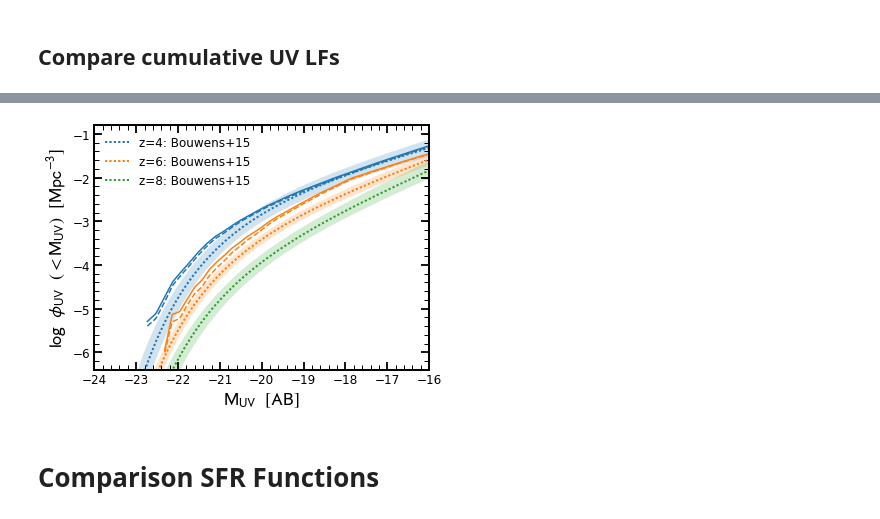
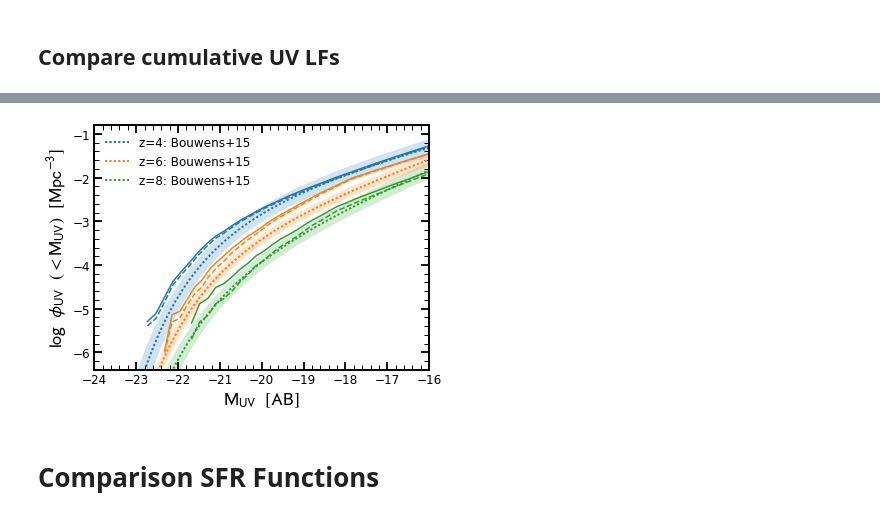
Before and after one commit to stacchella/halo_model, a Jupyter notebook: scripts/Comparison_UV_Observables.ipynb, the cells around one changed output, grey strips where cells are left out. Drawn from its saved outputs; the diff is of its cells as text; code cells hidden in the pictures.

```diff
--- a/scripts/Comparison_UV_Observables.ipynb
+++ b/scripts/Comparison_UV_Observables.ipynb
@@ -43,7 +43,7 @@ scp stacchella@odyssey.rc.fas.harvard.edu://n/eisenstein_lab/Users/stacchella/ha
 # %%
 # define functions
 
-def compute_LF(SP_file_name, volume_box, cumulative=False, add_dust=False, redshift_in=None, completeness_correction=False, completeness_correction_type='parameterized'):
+def compute_LF(SP_file_name, volume_box, bin_size=0.25, cumulative=False, add_dust=False, redshift_in=None, completeness_correction=False, completeness_correction_type='parameterized'):
     '''
     input:
       SP_file_name:    hdf5 filename that contains luminosities
@@ -57,7 +57,7 @@ def compute_LF(SP_file_name, volume_box, cumulative=False, add_dust=False, redsh
     mag_list = -48.6-2.5*np.log10(cat_SP['luminosities/luminosity_0'][:, 2]/(4*np.pi*(3.086e+19)**2))
     idx_good = np.isfinite(mag_list)
     mag_list = mag_list[idx_good]
-    mag_bins = np.arange(np.max([-25.0, np.min(mag_list)]), np.min([-12.5, np.max(mag_list)]), 0.25)
+    mag_bins = np.arange(np.max([-25.0, np.min(mag_list)]), np.min([-12.5, np.max(mag_list)]), bin_size)
     mag_bins_center = mag_bins[:-1] + 0.5*np.diff(mag_bins)
     if completeness_correction:
         if (completeness_correction_type=='numerical'):
@@ -285,6 +285,7 @@ plt.show()
 # %%
 redshift_plot = ['4', '6', '8', '10']
 color_plot = ['C0', 'C1', 'C2', 'C3']
+mag_bin_size = [0.3, 0.5, 0.6, 0.8]
 label_plot = ['z=4: Bouwens+15', 'z=6: Bouwens+15', 'z=8: Bouwens+15', 'z=10: Oesch+18']
 
 
@@ -295,13 +296,13 @@ for ii in range(len(redshift_plot)):
     plot_datapoints_observations(ax, LF_obs_dict, redshift_plot[ii], color_plot[ii], label_plot[ii])
 
 
-for ii in range(len(redshift_plot))[0:2]:
-    mag_bins_center, LF = compute_LF(path_SP_cat + 'SFH_z' + redshift_plot[ii] + '_constant_with_L.hdf5', volume_box, cumulative=False, add_dust=True, redshift_in=float(redshift_plot[ii]), completeness_correction=True, completeness_correction_type='numerical')
+for ii in range(len(redshift_plot)):
+    mag_bins_center, LF = compute_LF(path_SP_cat + 'SFH_z' + redshift_plot[ii] + '_constant_with_L.hdf5', volume_box, bin_size=mag_bin_size[ii], cumulative=False, add_dust=True, redshift_in=float(redshift_plot[ii]), completeness_correction=True, completeness_correction_type='parameterized')
     ax.plot(mag_bins_center, np.log10(LF), '-', color=color_plot[ii])
 
 
-for ii in range(len(redshift_plot))[0:2]:
-    mag_bins_center, LF = compute_LF(path_SP_cat + 'SFH_z' + redshift_plot[ii] + '_constant_with_L.hdf5', volume_box, cumulative=False, add_dust=True, redshift_in=float(redshift_plot[ii]), completeness_correction=False)
+for ii in range(len(redshift_plot)):
+    mag_bins_center, LF = compute_LF(path_SP_cat + 'SFH_z' + redshift_plot[ii] + '_constant_with_L.hdf5', volume_box, bin_size=mag_bin_size[ii], cumulative=False, add_dust=True, redshift_in=float(redshift_plot[ii]), completeness_correction=False)
     ax.plot(mag_bins_center, np.log10(LF), '--', color=color_plot[ii])
 
 
@@ -312,6 +313,6 @@ ax.set_xlim([-24, -16])
 ax.set_ylim([-6.4, -0.8])
 
 plt.legend(frameon=False, fontsize=12)
-plt.savefig(path_figures + 'UV_LF_test_2.pdf', bbox_inches='tight')
+plt.savefig(path_figures + 'UV_LF_comparison.pdf', bbox_inches='tight')
 plt.show()
 # %% [output]
@@ -322,9 +323,9 @@ plt.show()
 # get observed, cumulative UV LF from Bouwens et al 2015
 
 list_mag_in = np.linspace(-30.0, -15.0, num=1000)
-list_mag_z4, UVLF_z4_median, UVLF_z4_P16, UVLF_z4_P84 = UV_LF_Bouwens15(list_mag_in, 3.8, num_of_draws=1000, cumulative=True, do_dust_corr=False)
-list_mag_z6, UVLF_z6_median, UVLF_z6_P16, UVLF_z6_P84 = UV_LF_Bouwens15(list_mag_in, 6.0, num_of_draws=1000, cumulative=True, do_dust_corr=False)
-list_mag_z8, UVLF_z8_median, UVLF_z8_P16, UVLF_z8_P84 = UV_LF_Bouwens15(list_mag_in, 8.0, num_of_draws=1000, cumulative=True, do_dust_corr=False)
+list_mag_z4_cum, UVLF_z4_cum_median, UVLF_z4_cum_P16, UVLF_z4_cum_P84 = UV_LF_Bouwens15(list_mag_in, 3.8, num_of_draws=1000, cumulative=True, do_dust_corr=False)
+list_mag_z6_cum, UVLF_z6_cum_median, UVLF_z6_cum_P16, UVLF_z6_cum_P84 = UV_LF_Bouwens15(list_mag_in, 6.0, num_of_draws=1000, cumulative=True, do_dust_corr=False)
+list_mag_z8_cum, UVLF_z8_cum_median, UVLF_z8_cum_P16, UVLF_z8_cum_P84 = UV_LF_Bouwens15(list_mag_in, 8.0, num_of_draws=1000, cumulative=True, do_dust_corr=False)
 # %% [output]
 ---------------------
 redshift =  3.8
@@ -344,37 +345,37 @@ alpha =  -2.07
 # %%
 redshift_plot = ['4', '6', '8', '10']
 color_plot = ['C0', 'C1', 'C2', 'C3']
 label_plot = ['z=4: Bouwens+15', 'z=6: Bouwens+15', 'z=8: Bouwens+15', 'z=10: Oesch+18']
 
 
 fig, ax = plt.subplots(nrows=1, ncols=1, figsize=(6, 4.5))
 
-ax.plot(list_mag_z4, np.log10(UVLF_z4_median), ':', color=color_plot[0], lw=2, label=label_plot[0])
-ax.fill_between(list_mag_z4, np.log10(UVLF_z4_P16), np.log10(UVLF_z4_P84), color=color_plot[0], lw=0.0, alpha=0.2)
-ax.plot(list_mag_z6, np.log10(UVLF_z6_median), ':', color=color_plot[1], lw=2, label=label_plot[1])
-ax.fill_between(list_mag_z6, np.log10(UVLF_z6_P16), np.log10(UVLF_z6_P84), color=color_plot[1], lw=0.0, alpha=0.2)
-ax.plot(list_mag_z8, np.log10(UVLF_z8_median), ':', color=color_plot[2], lw=2, label=label_plot[2])
-ax.fill_between(list_mag_z8, np.log10(UVLF_z8_P16), np.log10(UVLF_z8_P84), color=color_plot[2], lw=0.0, alpha=0.2)
+ax.plot(list_mag_z4_cum, np.log10(UVLF_z4_cum_median), ':', color=color_plot[0], lw=2, label=label_plot[0])
+ax.fill_between(list_mag_z4, np.log10(UVLF_z4_cum_P16), np.log10(UVLF_z4_cum_P84), color=color_plot[0], lw=0.0, alpha=0.2)
+ax.plot(list_mag_z6_cum, np.log10(UVLF_z6_cum_median), ':', color=color_plot[1], lw=2, label=label_plot[1])
+ax.fill_between(list_mag_z6, np.log10(UVLF_z6_cum_P16), np.log10(UVLF_z6_cum_P84), color=color_plot[1], lw=0.0, alpha=0.2)
+ax.plot(list_mag_z8_cum, np.log10(UVLF_z8_cum_median), ':', color=color_plot[2], lw=2, label=label_plot[2])
+ax.fill_between(list_mag_z8, np.log10(UVLF_z8_cum_P16), np.log10(UVLF_z8_cum_P84), color=color_plot[2], lw=0.0, alpha=0.2)
 
 
-for ii in range(len(redshift_plot))[0:2]:
+for ii in range(len(redshift_plot))[0:3]:
     mag_bins_center, LF = compute_LF(path_SP_cat + 'SFH_z' + redshift_plot[ii] + '_constant_with_L.hdf5', volume_box, cumulative=True, add_dust=True, redshift_in=float(redshift_plot[ii]), completeness_correction=True, completeness_correction_type='numerical')
     ax.plot(mag_bins_center, np.log10(LF), '-', color=color_plot[ii])
 
 
-for ii in range(len(redshift_plot))[0:2]:
+for ii in range(len(redshift_plot))[0:3]:
     mag_bins_center, LF = compute_LF(path_SP_cat + 'SFH_z' + redshift_plot[ii] + '_constant_with_L.hdf5', volume_box, cumulative=True, add_dust=True, redshift_in=float(redshift_plot[ii]), completeness_correction=False)
     ax.plot(mag_bins_center, np.log10(LF), '--', color=color_plot[ii])
 
 
 ax.set_xlabel(r'$\mathrm{M}_{\rm UV}\/\/\/\/[\mathrm{AB}]$', fontsize=18)
 ax.set_ylabel(r'$\log\/\/\/\/\phi_{\rm UV}\/\/\/\/(<\mathrm{M}_{\rm UV})\/\/\/\/[\mathrm{Mpc}^{-3}]$', fontsize=18)
 
 ax.set_xlim([-24, -16])
 ax.set_ylim([-6.4, -0.8])
 
 plt.legend(frameon=False, fontsize=12)
 plt.savefig(path_figures + 'UV_LF_cumulative.pdf', bbox_inches='tight')
 plt.show()
 # %% [output]
-[figure, old version]
+[figure, new version]
```
Also changed, not shown: parts of 16 cells of this notebook, 8 other files.
